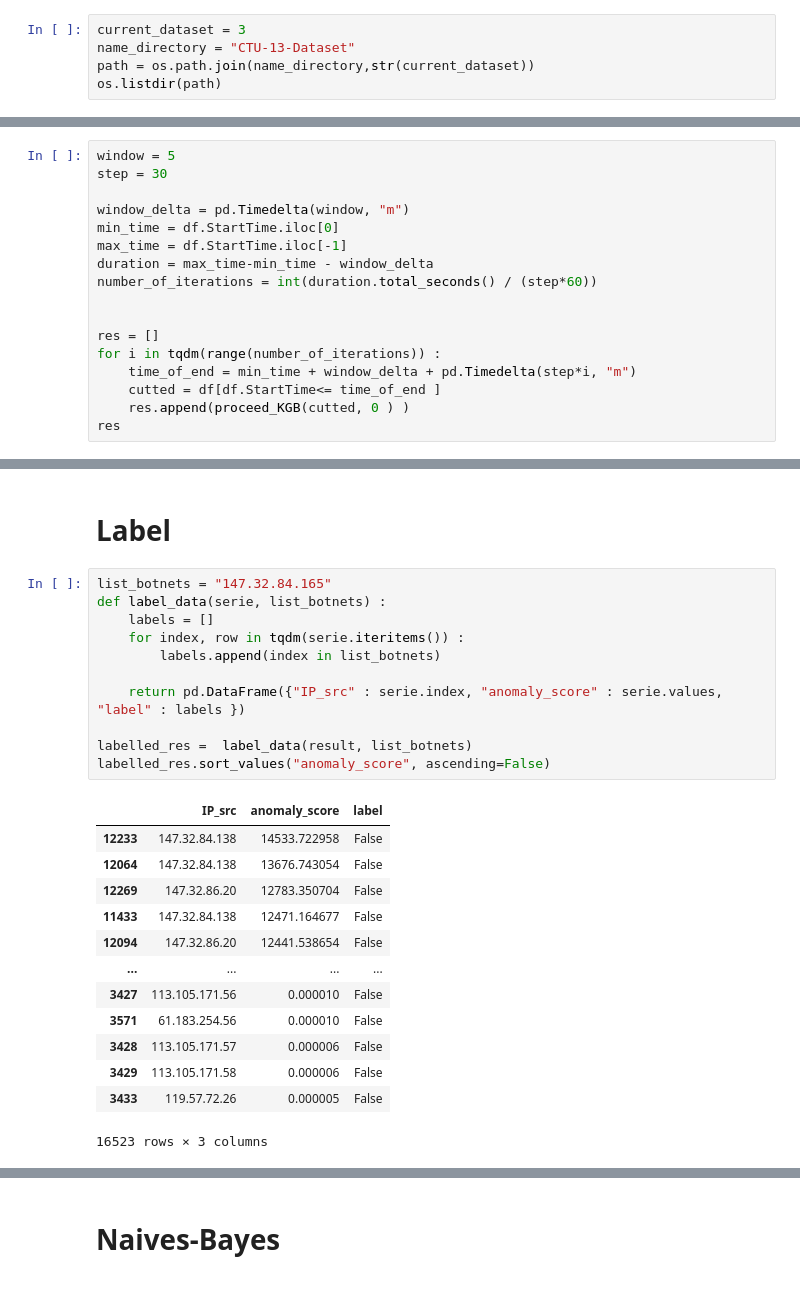
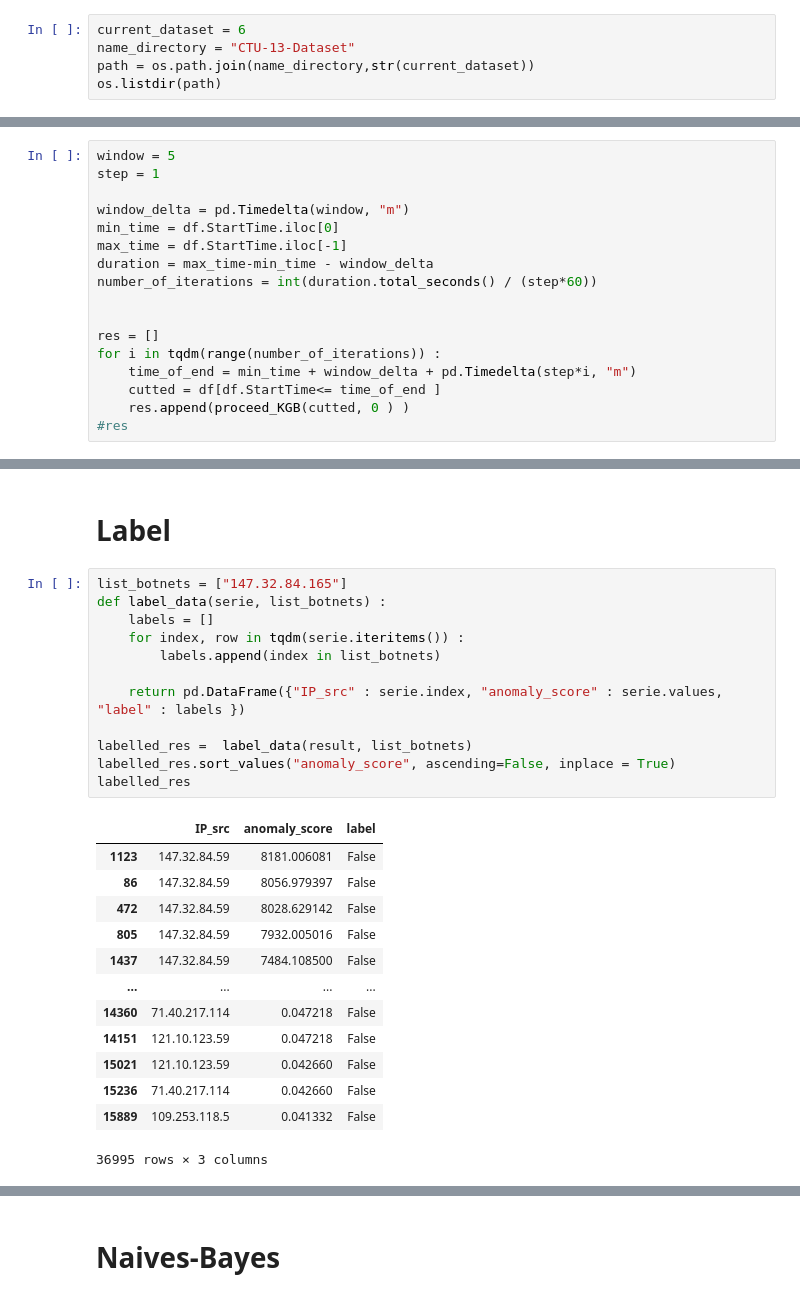
Before and after one commit to mgendr/CTU_13_Supervision_Des_Systemes, a Jupyter notebook: Find_Anomaly_thresh.ipynb, the cells around one changed output, grey strips where cells are left out. Saved outputs shown, nothing was run; the diff lists cells and outputs as text.

```diff
--- a/Find_Anomaly_thresh.ipynb
+++ b/Find_Anomaly_thresh.ipynb
@@ -21,7 +21,7 @@ from KGB import preprocess_df, proceed_KGB
 plt.rcParams["figure.figsize"] = (20, 16)
 warnings.simplefilter("ignore")
 # %%
-current_dataset = 3
+current_dataset = 6
 name_directory = "CTU-13-Dataset"
 path = os.path.join(name_directory,str(current_dataset))
 os.listdir(path)
@@ -83,7 +90,7 @@ proceed_KGB(cutted, 1500 )
 dtype: float64
 # %%
 window = 5
-step = 30
+step = 1
 
 window_delta = pd.Timedelta(window, "m")
 min_time = df.StartTime.iloc[0]
@@ -97,4 +104,4 @@ for i in tqdm(range(number_of_iterations)) :
     time_of_end = min_time + window_delta + pd.Timedelta(step*i, "m")
     cutted = df[df.StartTime<= time_of_end ]
     res.append(proceed_KGB(cutted, 0 ) )
-res
+#res
@@ -127,27 +129,28 @@ result.hist(bins = 50)
 # %% [markdown]
 # Label
 # %%
-list_botnets = "147.32.84.165"
+list_botnets = ["147.32.84.165"]
 def label_data(serie, list_botnets) :
     labels = []
     for index, row in tqdm(serie.iteritems()) :
         labels.append(index in list_botnets)
 
     return pd.DataFrame({"IP_src" : serie.index, "anomaly_score" : serie.values, "label" : labels })
 
 labelled_res =  label_data(result, list_botnets)
-labelled_res.sort_values("anomaly_score", ascending=False)
+labelled_res.sort_values("anomaly_score", ascending=False, inplace = True)
+labelled_res
 # %% [output]
 |  | IP_src | anomaly_score | label |
-| 12233 | 147.32.84.138 | 14533.722958 | False |
-| 12064 | 147.32.84.138 | 13676.743054 | False |
-| 12269 | 147.32.86.20 | 12783.350704 | False |
-| 11433 | 147.32.84.138 | 12471.164677 | False |
-| 12094 | 147.32.86.20 | 12441.538654 | False |
+| 1123 | 147.32.84.59 | 8181.006081 | False |
+| 86 | 147.32.84.59 | 8056.979397 | False |
+| 472 | 147.32.84.59 | 8028.629142 | False |
+| 805 | 147.32.84.59 | 7932.005016 | False |
+| 1437 | 147.32.84.59 | 7484.108500 | False |
 | ... | ... | ... | ... |
-| 3427 | 113.105.171.56 | 0.000010 | False |
-| 3571 | 61.183.254.56 | 0.000010 | False |
-| 3428 | 113.105.171.57 | 0.000006 | False |
-| 3429 | 113.105.171.58 | 0.000006 | False |
-| 3433 | 119.57.72.26 | 0.000005 | False |
+| 14360 | 71.40.217.114 | 0.047218 | False |
+| 14151 | 121.10.123.59 | 0.047218 | False |
+| 15021 | 121.10.123.59 | 0.042660 | False |
+| 15236 | 71.40.217.114 | 0.042660 | False |
+| 15889 | 109.253.118.5 | 0.041332 | False |
-16523 rows × 3 columns
+36995 rows × 3 columns
```
Also changed, not shown: parts of 16 cells of this notebook, 1 other file.
